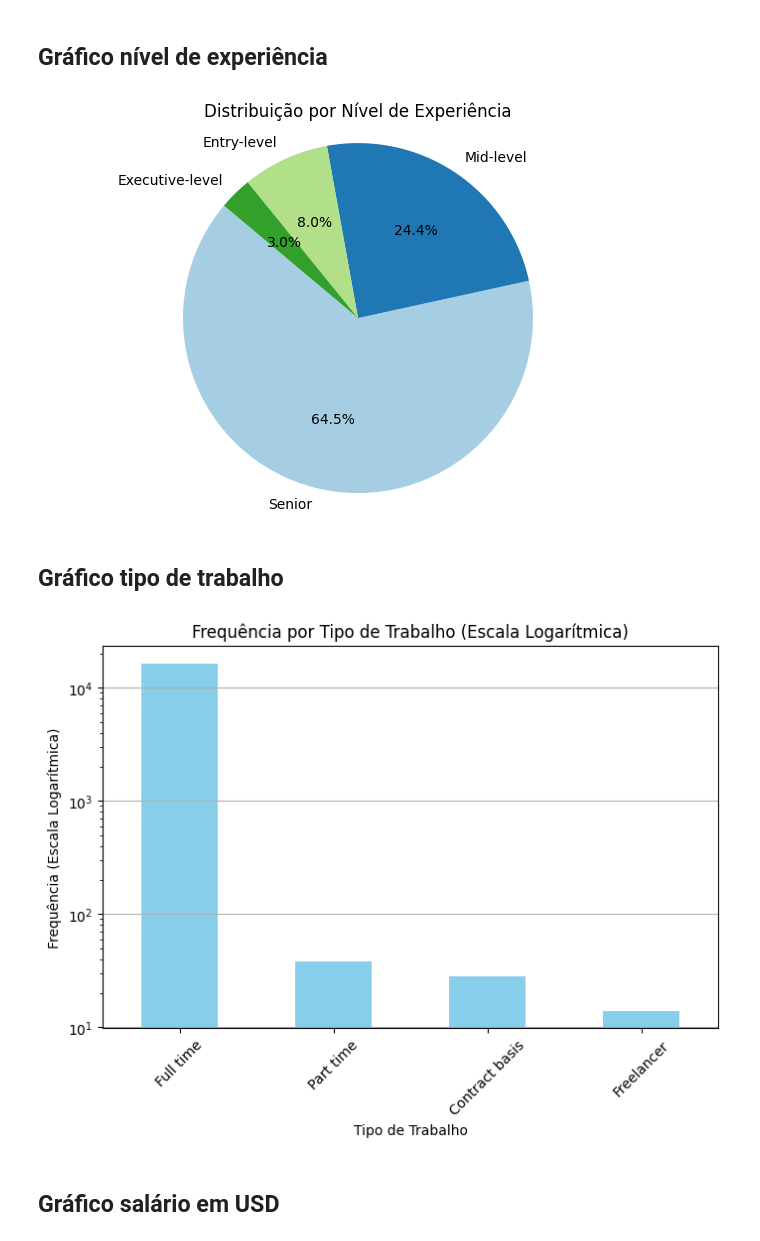
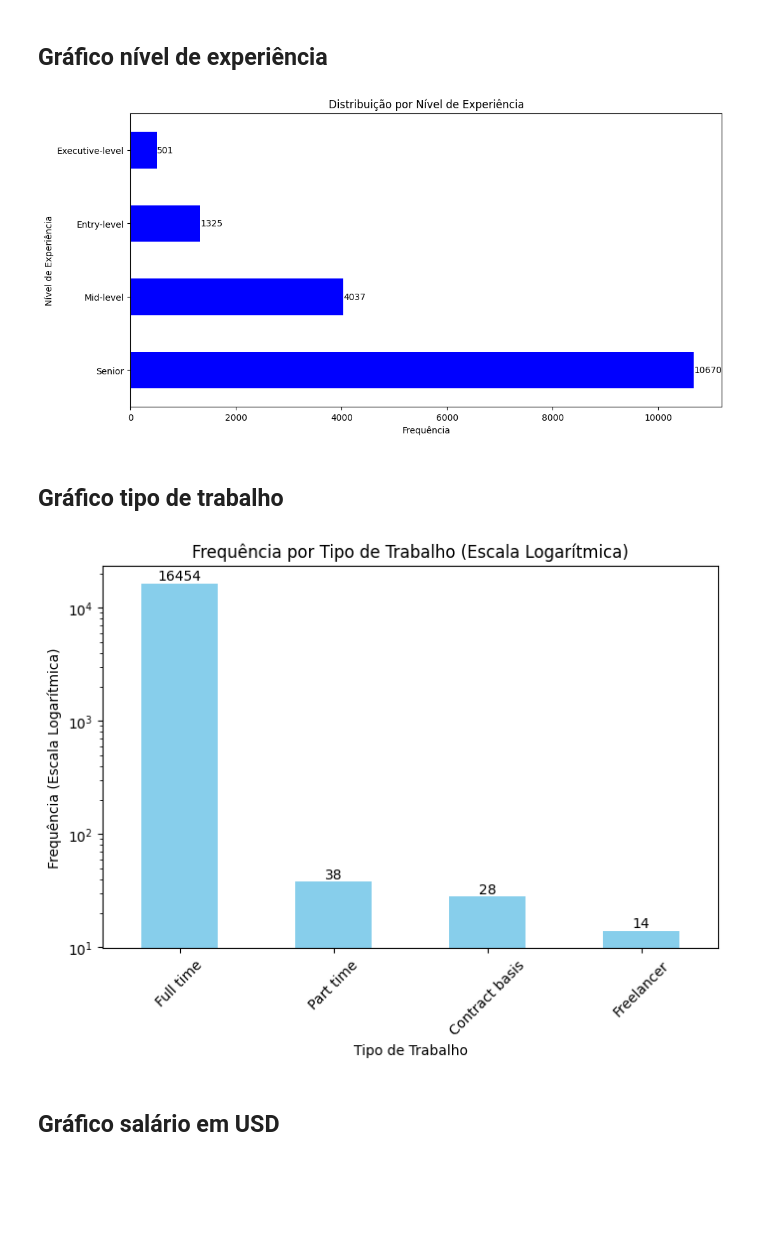
Before and after one commit to pedroreis01/analiseEstatistica, a Jupyter notebook: app.ipynb, the cells around one changed output. Drawn from its saved outputs; the diff is of its cells as text; code cells hidden in the pictures; blank space fills up the shorter version.

```diff
--- a/app.ipynb
+++ b/app.ipynb
@@ -163,19 +161,31 @@ Tabela de Frequência do Título do Trabalho:
 ## Gráfico nível de experiência
 # %%
 def plot_experience_level(df):
-    """Plota a frequência por nível de experiência como um gráfico de pizza."""
+    """Plota a frequência por nível de experiência como um gráfico de barras horizontal com valores nas barras."""
     # Calcular a frequência de cada nível de experiência
     experience_freq = df['experience_level'].value_counts()
 
-    # Criar o gráfico de pizza
-    plt.figure(figsize=(8, 5))
-    plt.pie(experience_freq, labels=experience_freq.index, autopct='%1.1f%%', startangle=140, colors=plt.cm.Paired.colors)
+    # Criar o gráfico de barras horizontais
+    plt.figure(figsize=(12, 6))
+    bars = experience_freq.plot(kind='barh', color='blue')
+
+    # Exibir o valor exato ao lado de cada barra
+    for bar in bars.patches:
+        width = bar.get_width()
+        plt.text(width, bar.get_y() + bar.get_height() / 2, f'{int(width)}',
+                 ha='left', va='center', fontsize=10)
+
     plt.title('Distribuição por Nível de Experiência')
-    plt.axis('equal')  # Para garantir que o gráfico de pizza seja um círculo
+    plt.xlabel('Frequência')
+    plt.ylabel('Nível de Experiência')
+
+    # Remover as linhas verticais da grade
+    plt.grid(False)
+
     plt.show()
 plot_experience_level(df)
 # %% [output]
-[figure, old version]
+[figure, new version]
 # %% [markdown]
 ## Gráfico tipo de trabalho
 # %%
@@ -184,23 +194,34 @@ def plot_employment_type(df):
     employment_freq = df['employment_type'].value_counts()
 
     plt.figure(figsize=(8, 5))
-    employment_freq.plot(kind='bar', color='skyblue')
+    bars = employment_freq.plot(kind='bar', color='skyblue')
 
     # Usando escala logarítmica para o eixo y
     plt.yscale('log')
+
+    # Exibir o valor exato no topo de cada barra
+    for bar in bars.patches:
+        height = bar.get_height()
+        plt.text(bar.get_x() + bar.get_width() / 2, height, f'{int(height)}',
+                 ha='center', va='bottom', fontsize=10)
 
     plt.title('Frequência por Tipo de Trabalho (Escala Logarítmica)')
     plt.xlabel('Tipo de Trabalho')
     plt.ylabel('Frequência (Escala Logarítmica)')
     plt.xticks(rotation=45)
-    plt.grid(axis='y')
+
+    # Remover as linhas horizontais
+    plt.grid(False)
 
     plt.show()
 
 # Exemplo de uso
+# plot_employment_type(df)
+
+# Exemplo de uso
 plot_employment_type(df)
 # %% [output]
-[figure, old version]
+[figure, new version]
 # %% [markdown]
 ## Gráfico salário em USD
 # %%
```
Also changed, not shown: parts of 32 cells of this notebook, 1 other file.
